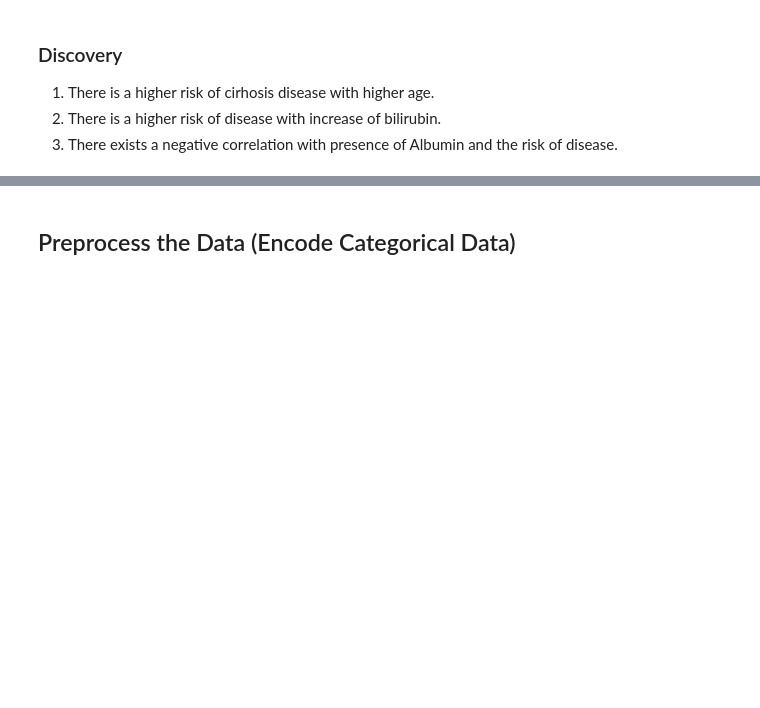
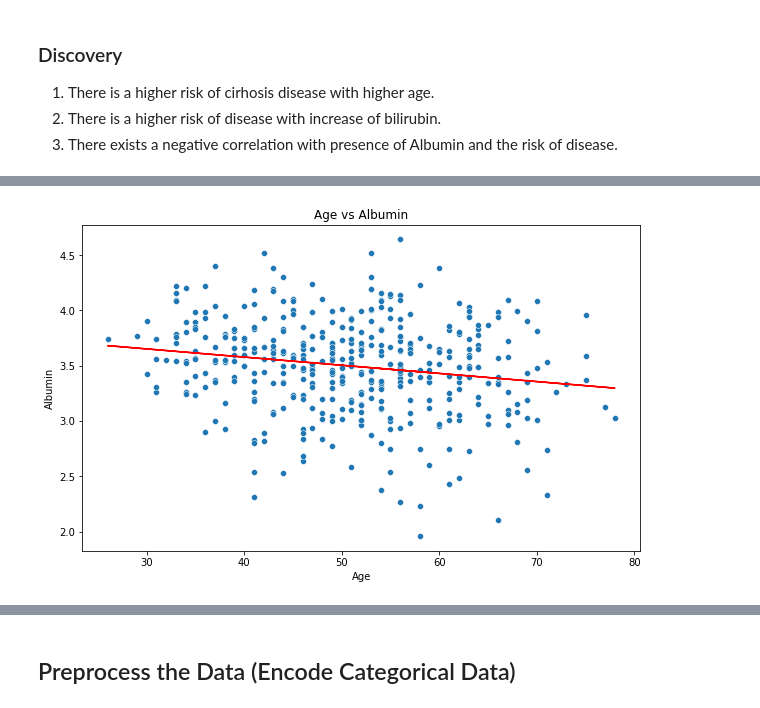
Before and after one commit to cyd621/AML_Project_Group4, a Jupyter notebook: Proj_Deliv_2.ipynb, the cells around one changed output, grey strips where cells are left out. Cells and saved outputs as stored; diff of their text form; code cells hidden in the pictures; blank space fills up the shorter version.

```diff
--- a/Proj_Deliv_2.ipynb
+++ b/Proj_Deliv_2.ipynb
@@ -289,0 +299,9 @@ plt.title('SGOT vs Stage');
+# %%
+plt.figure(figsize=(10,6))
+a, b = np.polyfit(cirr_df['Age'], y=cirr_df['Albumin'], deg=1)
+sns.scatterplot(x=cirr_df['Age'],y=cirr_df['Albumin'])
+plt.plot(cirr_df['Age'],a*cirr_df['Age']+b,color='red')
+plt.title('Age vs Albumin')
+plt.show()
+# %% [output]
+[figure, added]
```
Also changed, not shown: parts of 2 cells of this notebook.
